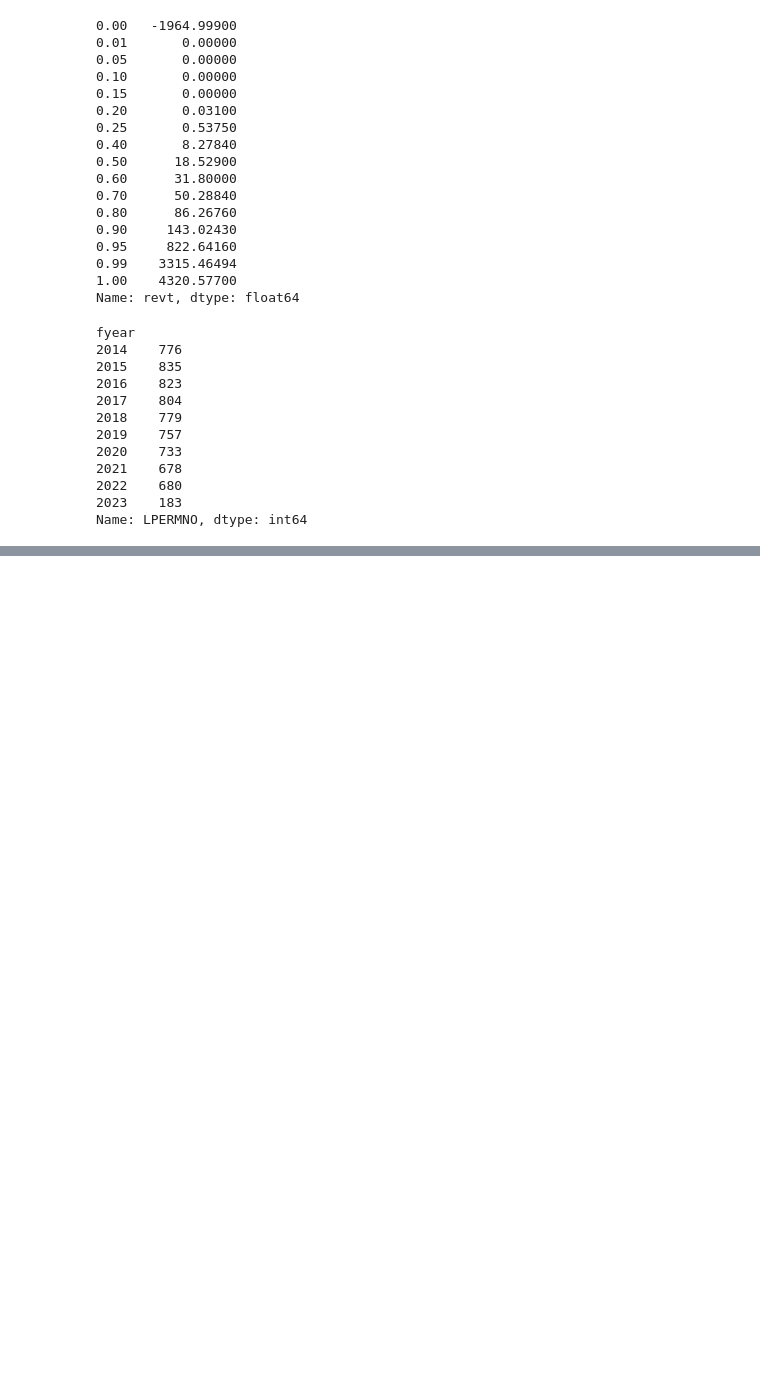
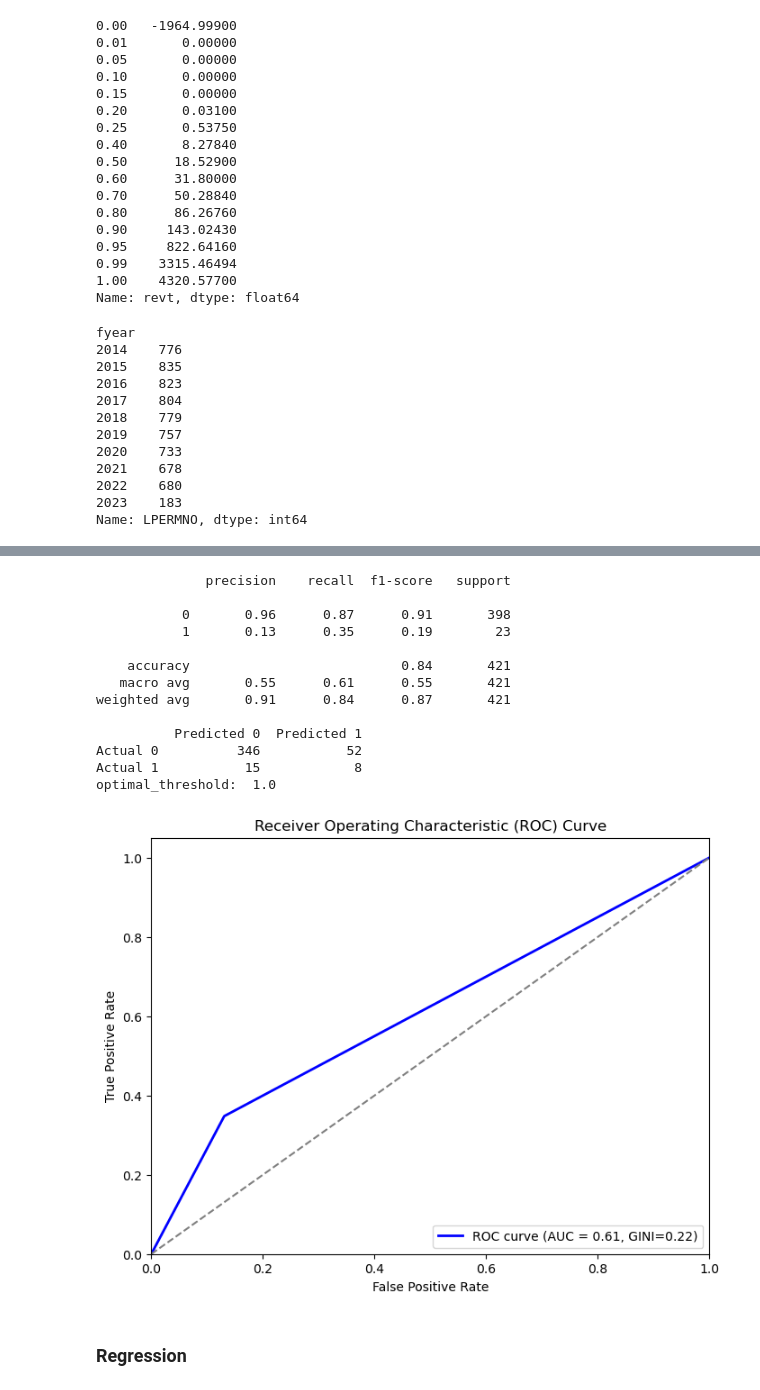
Before and after one commit to vaap1997/CREDITRISK, a Jupyter notebook: Universe.ipynb, the cells around one changed output, grey strips where cells are left out. Cells and saved outputs as stored; diff of their text form; code cells hidden in the pictures; blank space fills up the shorter version.

```diff
--- a/Universe.ipynb
+++ b/Universe.ipynb
@@ -137,0 +704,4 @@ fundamentals_small.to_csv('small_companies_variables.csv')
+# %%
+train_set = fillna_df(train_set)
+test_set = fillna_df(test_set)
+val_set = fillna_df(val_set)
@@ -137,0 +872,33 @@ fundamentals_small.to_csv('small_companies_variables.csv')
+# %%
+# Create a decision tree classifier
+clf = DecisionTreeClassifier(random_state=123)
+
+# Train the classifier on the training data
+clf.fit(X_train, y_train)
+
+# Make predictions on the testing data
+#y_pred = clf.predict(X_test)
+#y_prob = clf.predict_proba(X_test)[:, 1]
+
+# Make predictions on the testing data
+y_pred = clf.predict(X_val)
+y_prob = clf.predict_proba(X_val)[:, 1]
+
+show_basic_matrics(y_val, y_pred, y_prob)
+# %% [output]
+              precision    recall  f1-score   support
+
+           0       0.96      0.87      0.91       398
+           1       0.13      0.35      0.19        23
+
+    accuracy                           0.84       421
+   macro avg       0.55      0.61      0.55       421
+weighted avg       0.91      0.84      0.87       421
+
+          Predicted 0  Predicted 1
+Actual 0          346           52
+Actual 1           15            8
+optimal_threshold:  1.0
+[figure, added]
+# %% [markdown]
+### Regression
```
Also changed, not shown: parts of 88 cells of this notebook, 2 other files.
